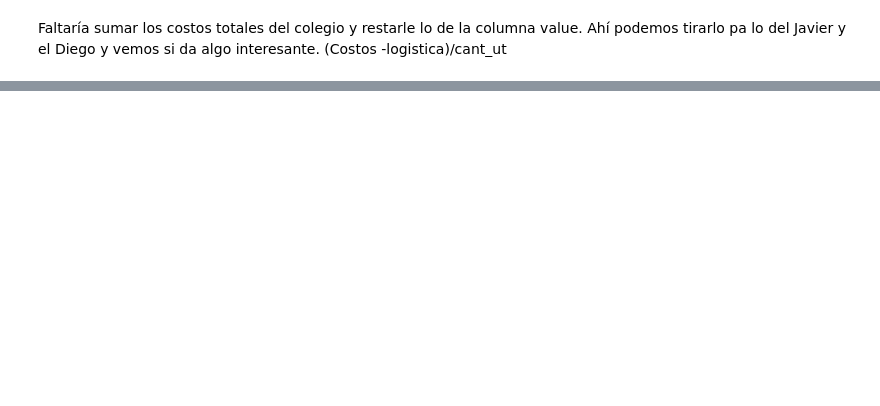
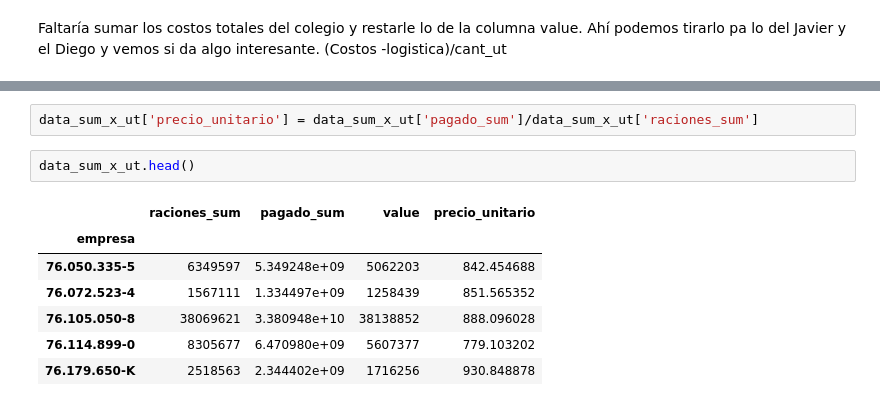
Before and after one commit to rbenatuilv/Junaeb-IMT-Capstone, a Jupyter notebook: costs_analysis_2019.ipynb, the cells around one changed output, grey strips where cells are left out. Saved outputs shown, nothing was run; the diff lists cells and outputs as text; blank space fills up the shorter version.

```diff
--- a/costs_analysis_2019.ipynb
+++ b/costs_analysis_2019.ipynb
@@ -451,0 +545,12 @@ Faltaría sumar los costos totales del colegio y restarle lo de la columna value
+# %%
+data_sum_x_ut['precio_unitario'] = data_sum_x_ut['pagado_sum']/data_sum_x_ut['raciones_sum']
+# %%
+data_sum_x_ut.head()
+# %% [output]
+|  | raciones_sum | pagado_sum | value | precio_unitario |
+| empresa |  |  |  |  |
+| 76.050.335-5 | 6349597 | 5.349248e+09 | 5062203 | 842.454688 |
+| 76.072.523-4 | 1567111 | 1.334497e+09 | 1258439 | 851.565352 |
+| 76.105.050-8 | 38069621 | 3.380948e+10 | 38138852 | 888.096028 |
+| 76.114.899-0 | 8305677 | 6.470980e+09 | 5607377 | 779.103202 |
+| 76.179.650-K | 2518563 | 2.344402e+09 | 1716256 | 930.848878 |
```
Also changed, not shown: parts of 16 cells of this notebook, 3 other files.
